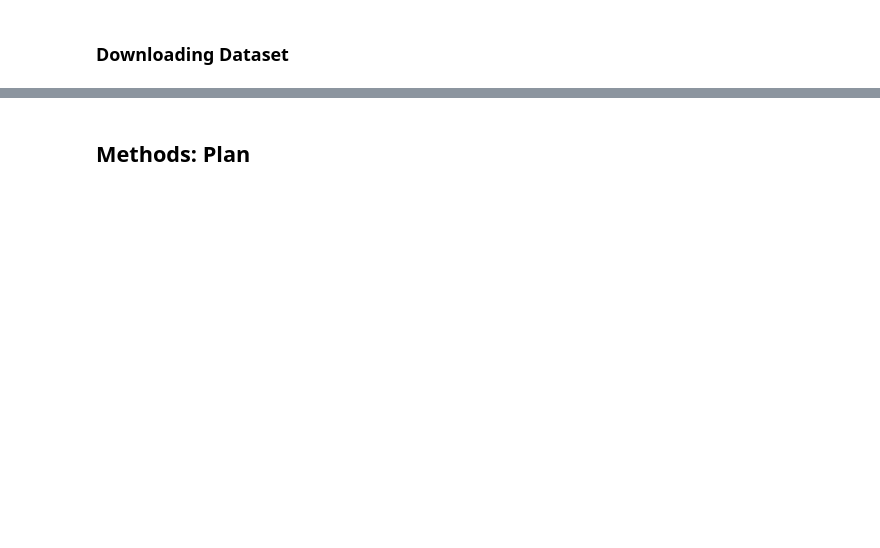
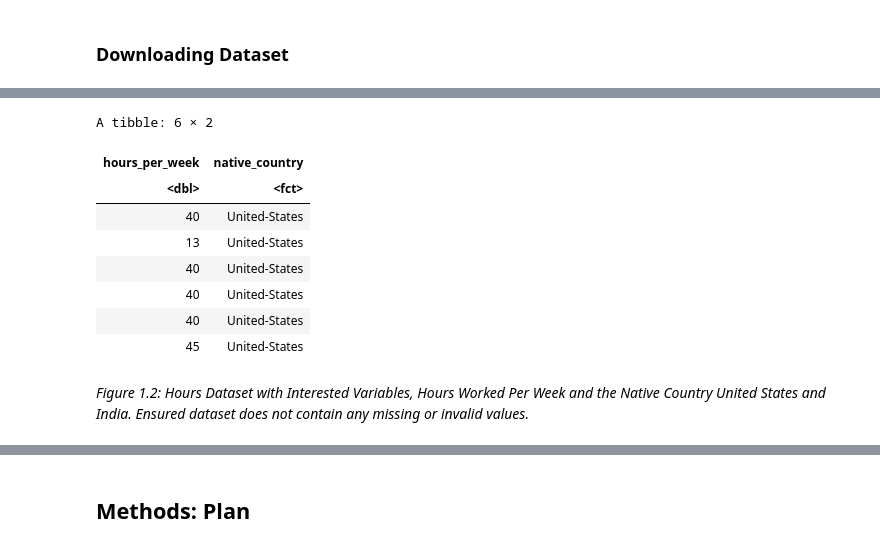
Before and after one commit to mn2002/stat-201, a Jupyter notebook: proposal.ipynb, the cells around one changed output, grey strips where cells are left out. Cells and saved outputs as stored; diff of their text form; code cells hidden in the pictures; blank space fills up the shorter version.

```diff
--- a/proposal.ipynb
+++ b/proposal.ipynb
@@ -67,2 +62,25 @@ A tibble: 6 × 108
 # %%
-## to wrangle
+#Creating R accessible column names for the dataset
+colnames(adult) <- c('age', 'workclass', 'fnlwgt', 'education', 'education_num',
+                     'maritial_status', 'occupation', 'relationship', 'race', 'sex',
+                     'capital_gain', 'capital_loss', 'hours_per_week', 'native_country')
+
+#Selecting interested variables in the dataset
+hours <- adult %>%
+    select(hours_per_week, native_country) %>%
+    filter(native_country == "United-States" | native_country == "India") %>%
+    mutate(native_country = as_factor(native_country)) %>%
+    na.omit()
+head(hours)
+# %% [output]
+A tibble: 6 × 2
+| hours_per_week | native_country |
+| <dbl> | <fct> |
+| 40 | United-States |
+| 13 | United-States |
+| 40 | United-States |
+| 40 | United-States |
+| 40 | United-States |
+| 45 | United-States |
+# %% [markdown]
+*Figure 1.2: Hours Dataset with Interested Variables, Hours Worked Per Week and the Native Country United States and India. Ensured dataset does not contain any missing or invalid values.*
```
Also changed, not shown: parts of 21 cells of this notebook, 1 other file.
